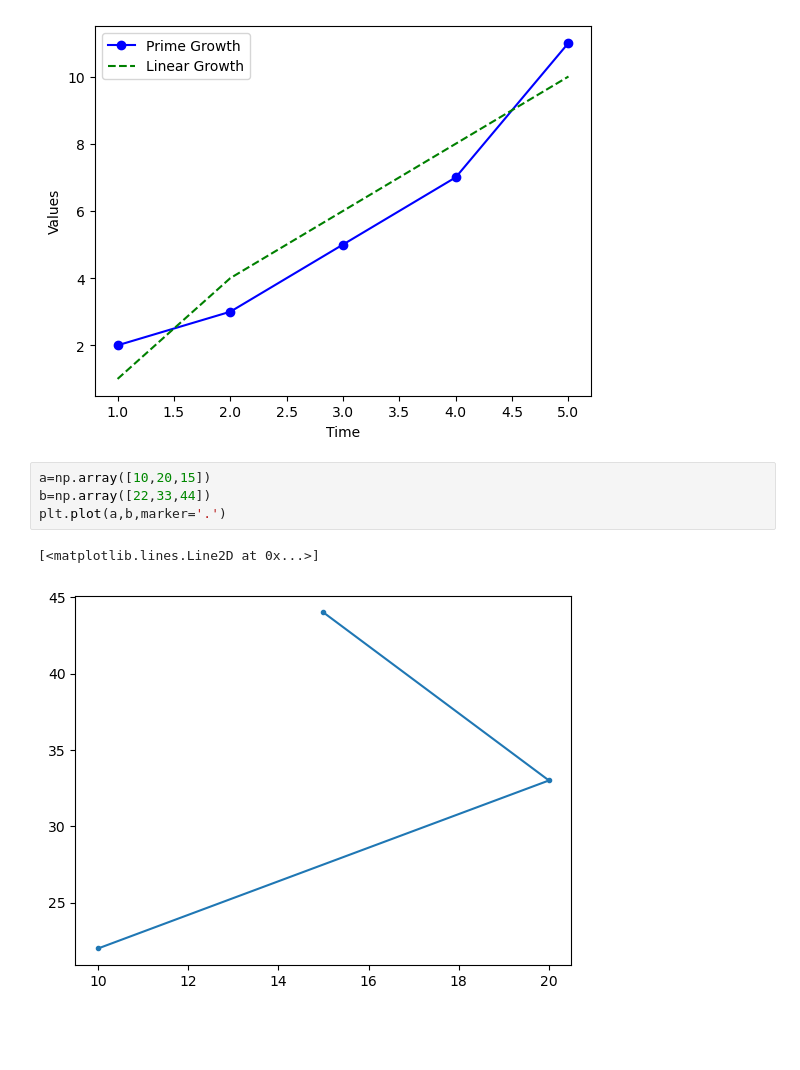
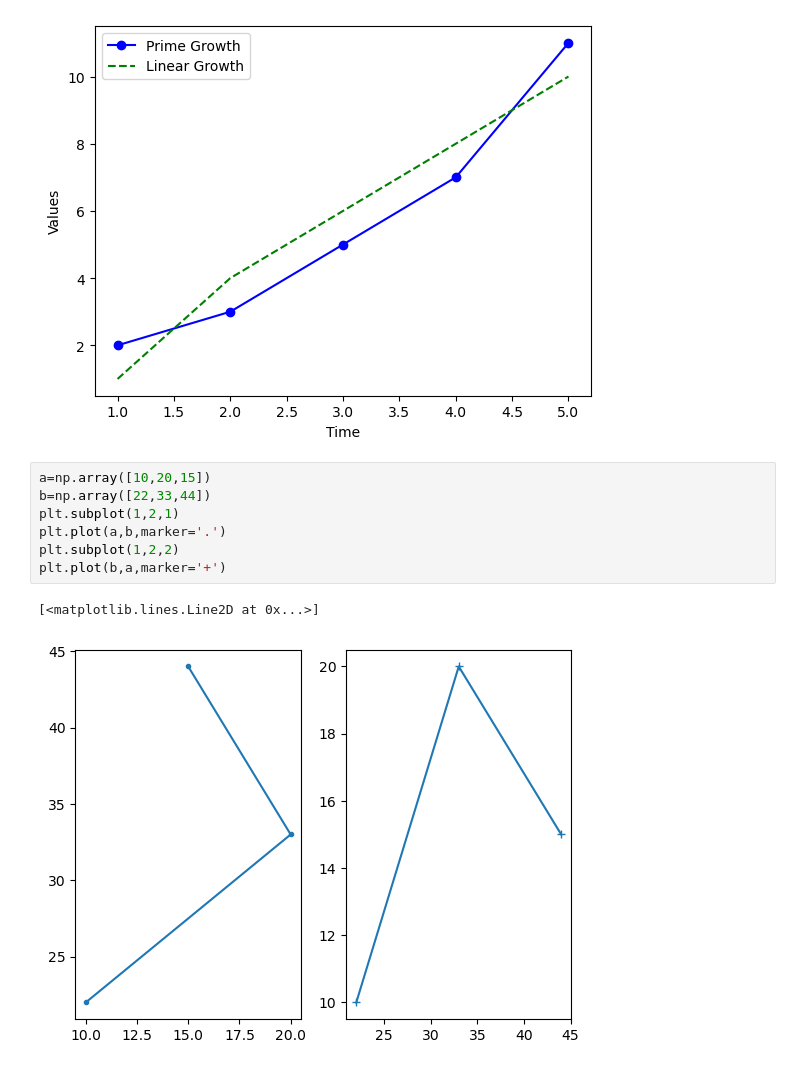
Before and after one commit to Subisuresh321/MCA_S3, a Jupyter notebook: DATA_SCI/Exercise3.ipynb, the cells around one changed output. Drawn from its saved outputs; the diff is of its cells as text; blank space fills up the shorter version.

```diff
--- a/DATA_SCI/Exercise3.ipynb
+++ b/DATA_SCI/Exercise3.ipynb
@@ -54,7 +54,10 @@ plt.legend()
 # %%
 a=np.array([10,20,15])
 b=np.array([22,33,44])
+plt.subplot(1,2,1)
 plt.plot(a,b,marker='.')
+plt.subplot(1,2,2)
+plt.plot(b,a,marker='+')
 # %% [output]
 [<matplotlib.lines.Line2D at 0x...>]
-[figure, old version]
+[figure, new version]
```
Also changed, not shown: parts of 7 cells of this notebook, 2 other files.
